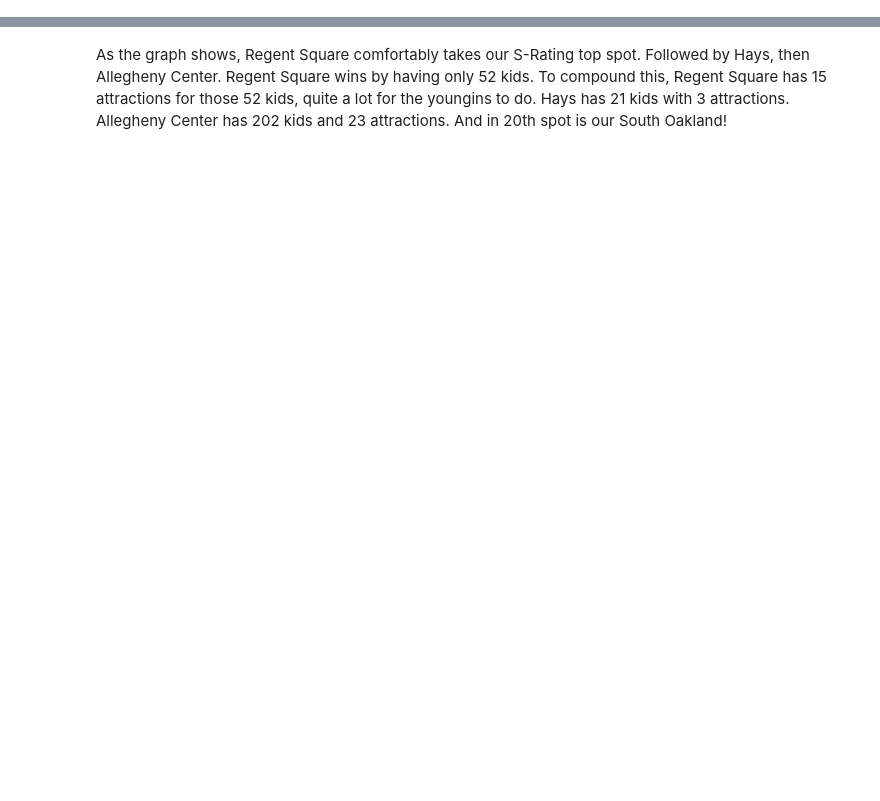
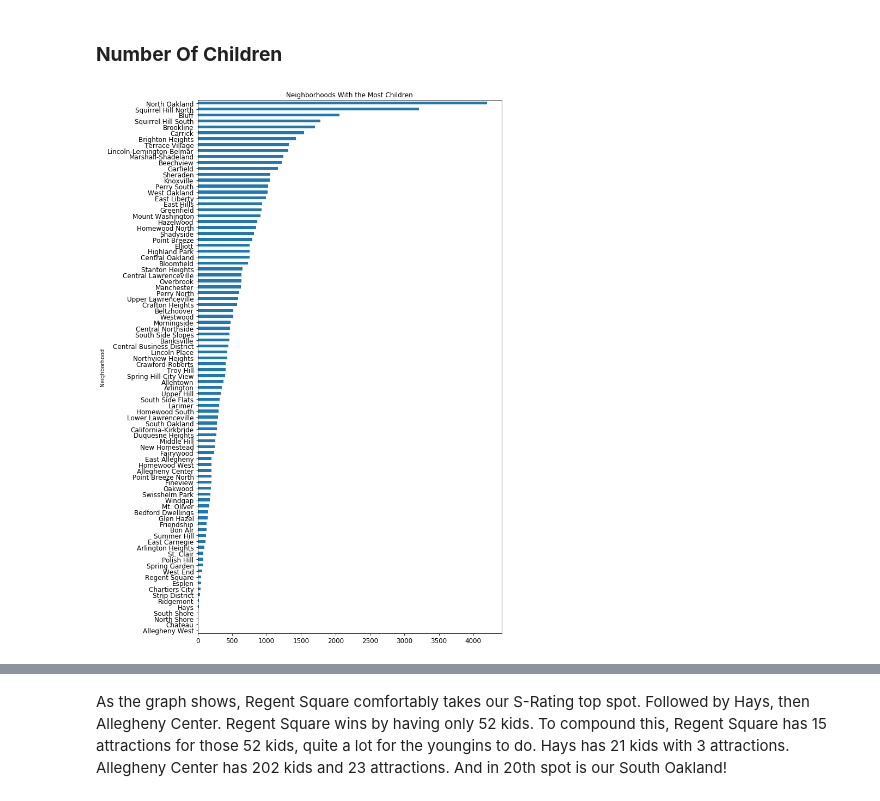
Before and after one commit to lucasz-hu/Big-Ideas-Final, a Jupyter notebook: final_lucas.ipynb, the cells around one changed output, grey strips where cells are left out. Drawn from its saved outputs; the diff is of its cells as text; code cells hidden in the pictures; blank space fills up the shorter version.

```diff
--- a/final_lucas.ipynb
+++ b/final_lucas.ipynb
@@ -0,0 +29,21 @@
+# %% [markdown]
+### **Number Of Children**
+# %%
+census = pd.read_csv("https://data.wprdc.org/dataset/40188e1c-6d2e-4f20-9391-607bd3054949/resource/8ac5c768-09ba-43a8-829f-ce4a417d20fb/download/population-density.csv",
+                           index_col="Neighborhood",
+                           parse_dates=True)
+
+#refining columns for math operations
+census["Pop. 2010"] = census["Pop. 2010"].str.replace(",", "")
+census["Pop. 2010"] = census["Pop. 2010"].astype(int)
+
+#calculating number of children per neighborhood
+census["Children Age 5-19"] = (census["Pop. 2010"] * census["% Pop. Age 5-19 (2010)"]).astype(int)
+
+#transfer census data to children for convenience
+children = census.loc[:, ["Children Age 5-19"]]
+children = children["Children Age 5-19"].sort_values(ascending=False)
+
+childrenGraph = children.plot.barh(title="Neighborhoods With the Most Children", figsize=(10,18), fontsize=12, rot=0).invert_yaxis()
+# %% [output]
+[figure, added]
```
Also changed, not shown: parts of 15 cells of this notebook.
